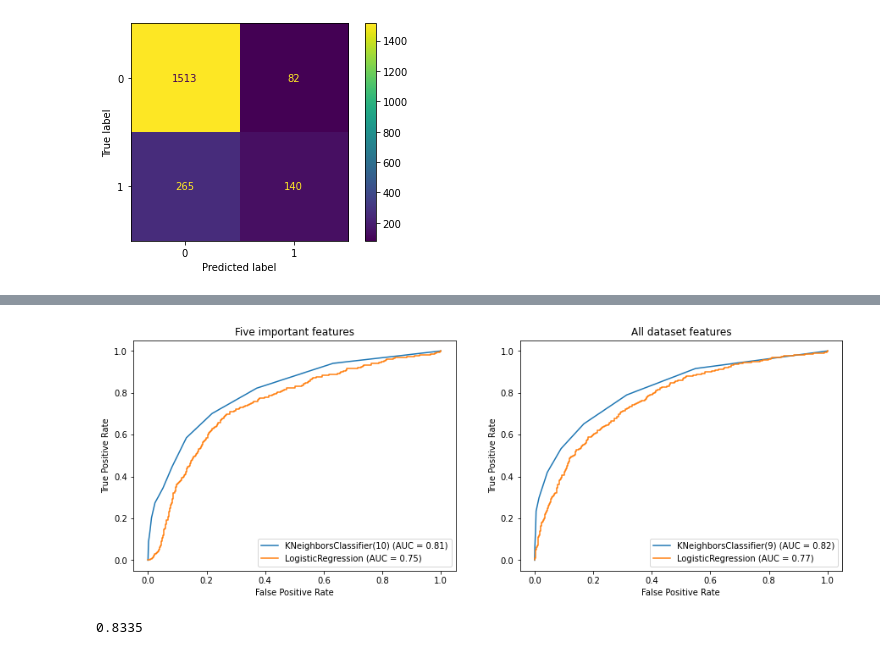
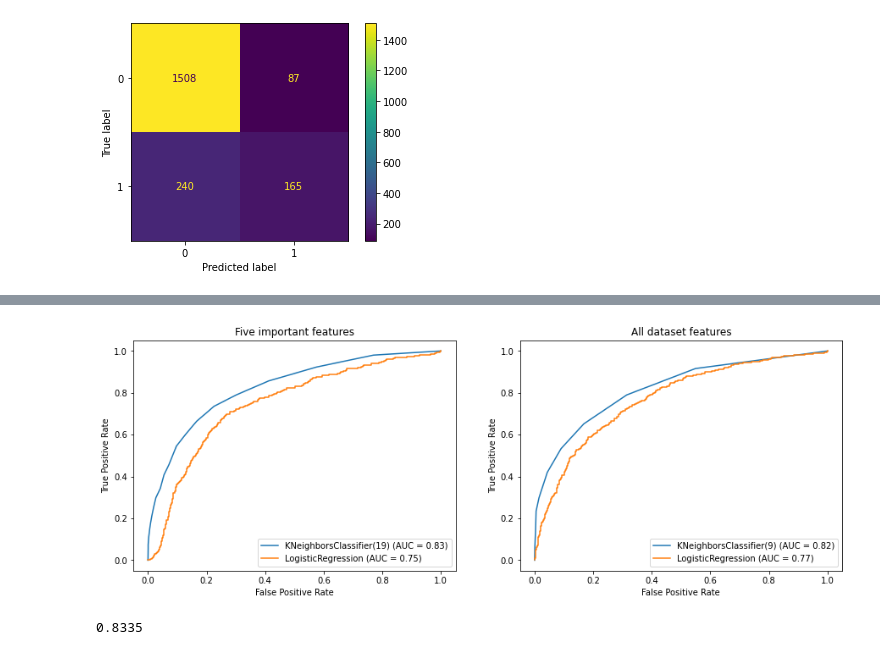
Before and after one commit to aws3ma/machine-learning, a Jupyter notebook: sc3.ipynb, the cells around one changed output, grey strips where cells are left out. Drawn from its saved outputs; the diff is of its cells as text; code cells hidden in the pictures.

```diff
--- a/sc3.ipynb
+++ b/sc3.ipynb
@@ -609,5 +610,6 @@ Fitting 5 folds for each of 10 candidates, totalling 50 fits
 # %%
-knn_f = KNeighborsClassifier(10)
+knn_f = KNeighborsClassifier(19)
 knn_f.fit(x_train_filtered,y_train_filtered)
 knn_f.score(x_train_filtered,y_train_filtered)
 y_pred_knn_f = knn_f.predict(x_test_filtered)
+accuracy_score(y_test_filtered,y_pred_knn_f)
@@ -631,24 +631,24 @@ y_pred_proba_knn_f = knn_f.predict_proba(x_test_filtered)
 fpr_knn_f, tpr_knn_f, th_knn_f = roc_curve(y_test_filtered,  y_pred_proba_knn_f[:,1])
 # %%
 fig, (ax1,ax2) = plt.subplots(nrows=1, ncols=2, figsize=(15, 5))
-ax1.plot(fpr_knn_f,tpr_knn_f,label=knn_f.__class__.__name__+"(10) (AUC = "+str(round(roc_auc_score(y_test_filtered,  y_pred_proba_knn_f[:,1]),2))+")")
+ax1.plot(fpr_knn_f,tpr_knn_f,label=knn_f.__class__.__name__+"(19) (AUC = "+str(round(roc_auc_score(y_test_filtered,  y_pred_proba_knn_f[:,1]),2))+")")
 ax1.plot(fpr_lr_filtered,tpr_lr_filtered,label=lr_filtered.__class__.__name__+" (AUC = "+str(round(roc_auc_score(y_test_filtered,  y_pred_proba_lr_filtered[:,1]),2))+")")
 
 ax1.set_ylabel('True Positive Rate')
 ax1.set_xlabel('False Positive Rate')
 ax1.legend(loc='lower right')
 ax1.set_title("Five important features")
 
 ax2.plot(fpr_knn_9,tpr_knn_9,label=knn_9.__class__.__name__+"(9) (AUC = "+str(round(roc_auc_score(y_test,  y_pred_proba_knn_9[:,1]),2))+")")
 ax2.plot(fpr_lr,tpr_lr,label=lr.__class__.__name__+" (AUC = "+str(round(roc_auc_score(y_test,  y_pred_proba_lr[:,1]),2))+")")
 
 ax2.set_ylabel('True Positive Rate')
 ax2.set_xlabel('False Positive Rate')
 ax2.legend(loc='lower right')
 ax2.set_title("All dataset features")
 fig.show()
 # %% [output]
-[figure, old version]
+[figure, new version]
 # %%
 svc_rbf_f = SVC(kernel="rbf",probability=True)
 svc_rbf_f.fit(x_train_filtered,y_train_filtered)
```
Also changed, not shown: parts of 34 cells of this notebook.
